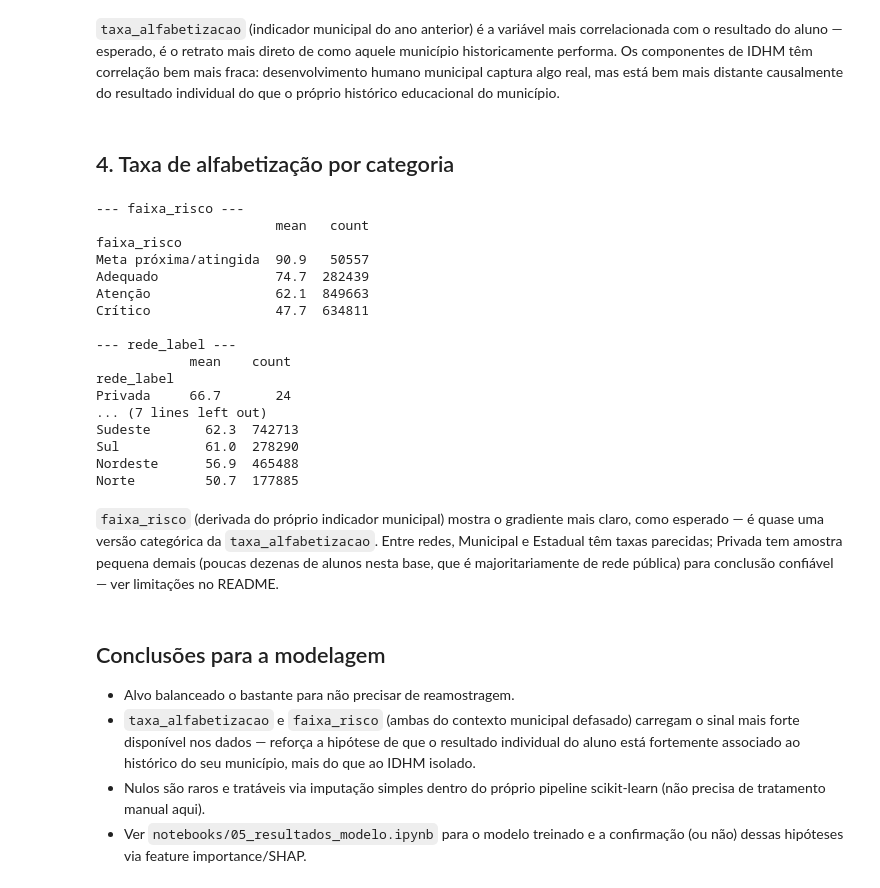
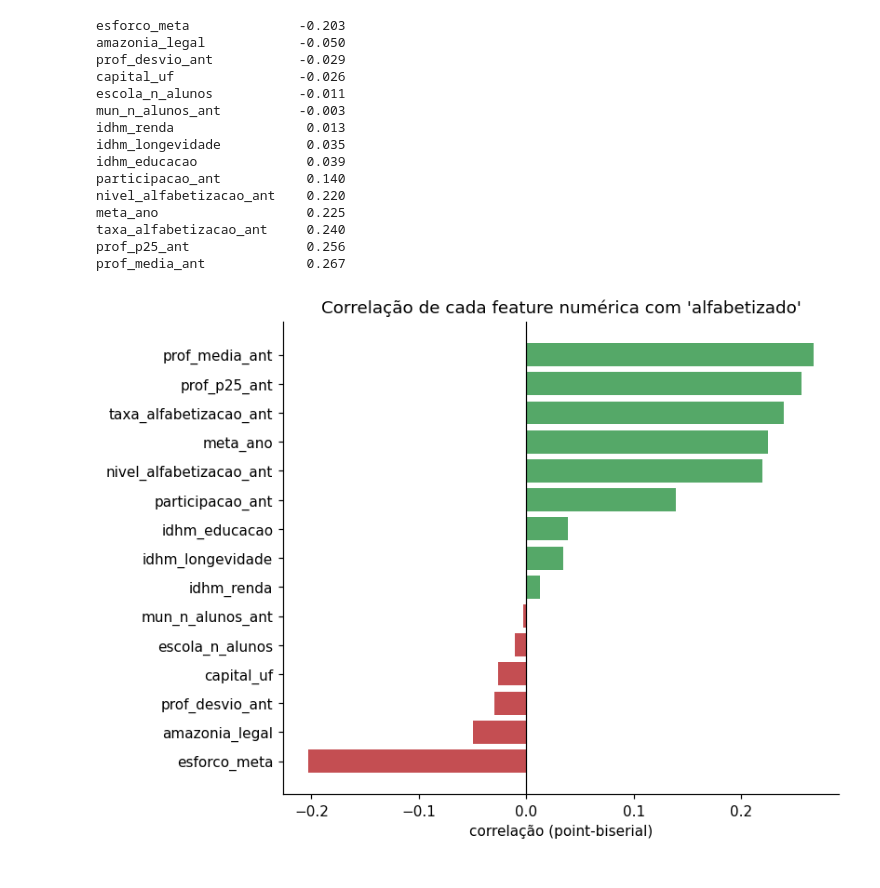
Before and after one commit to Fe-Biaggio/TechChallenge_3, a Jupyter notebook: notebooks/04_eda_modelagem.ipynb, the cells around one changed output. Cells and saved outputs as stored; diff of their text form; code cells hidden in the pictures.

```diff
--- a/notebooks/04_eda_modelagem.ipynb
+++ b/notebooks/04_eda_modelagem.ipynb
@@ -100,52 +94,22 @@ plt.show()
-# %% [markdown]
-`taxa_alfabetizacao` (indicador municipal do ano anterior) é a variável
-mais correlacionada com o resultado do aluno — esperado, é o retrato mais
-direto de como aquele município historicamente performa. Os componentes
-de IDHM têm correlação bem mais fraca: desenvolvimento humano municipal
-captura algo real, mas está bem mais distante causalmente do resultado
-individual do que o próprio histórico educacional do município.
-# %% [markdown]
-## 4. Taxa de alfabetização por categoria
-# %%
-for col in ["faixa_risco", "rede_label", "nome_regiao"]:
-    taxa = df.groupby(col, observed=True)["alfabetizado"].agg(["mean", "count"])
-    taxa["mean"] = (taxa["mean"] * 100).round(1)
-    print(f"\n--- {col} ---")
-    print(taxa.sort_values("mean", ascending=False))
-# %% [output]
---- faixa_risco ---
-                       mean   count
-faixa_risco
-Meta próxima/atingida  90.9   50557
-Adequado               74.7  282439
-Atenção                62.1  849663
-Crítico                47.7  634811
-
---- rede_label ---
-            mean    count
-rede_label
-Privada     66.7       24
-... (7 lines left out)
-Sudeste       62.3  742713
-Sul           61.0  278290
-Nordeste      56.9  465488
-Norte         50.7  177885
-# %% [markdown]
-`faixa_risco` (derivada do próprio indicador municipal) mostra o
-gradiente mais claro, como esperado — é quase uma versão categórica da
-`taxa_alfabetizacao`. Entre redes, Municipal e Estadual têm taxas
-parecidas; Privada tem amostra pequena demais (poucas dezenas de alunos
-nesta base, que é majoritariamente de rede pública) para conclusão
-confiável — ver limitações no README.
-# %% [markdown]
-## Conclusões para a modelagem
-
-- Alvo balanceado o bastante para não precisar de reamostragem.
-- `taxa_alfabetizacao` e `faixa_risco` (ambas do contexto municipal
-  defasado) carregam o sinal mais forte disponível nos dados — reforça a
-  hipótese de que o resultado individual do aluno está fortemente
-  associado ao histórico do seu município, mais do que ao IDHM isolado.
-- Nulos são raros e tratáveis via imputação simples dentro do próprio
-  pipeline scikit-learn (não precisa de tratamento manual aqui).
-- Ver `notebooks/05_resultados_modelo.ipynb` para o modelo treinado e a
-  confirmação (ou não) dessas hipóteses via feature importance/SHAP.
+# %%
+corr = (df[FEATURES_NUMERICAS + FEATURES_CONTAGEM + ["alfabetizado"]].astype(float)
+        .corr()["alfabetizado"].drop("alfabetizado").sort_values())
+print(corr.round(3).to_string())
+display(Image(filename=str(ROOT / "images" / "03_correlacao_com_alvo.png")))
+# %% [output]
+esforco_meta              -0.203
+amazonia_legal            -0.050
+prof_desvio_ant           -0.029
+capital_uf                -0.026
+escola_n_alunos           -0.011
+mun_n_alunos_ant          -0.003
+idhm_renda                 0.013
+idhm_longevidade           0.035
+idhm_educacao              0.039
+participacao_ant           0.140
+nivel_alfabetizacao_ant    0.220
+meta_ano                   0.225
+taxa_alfabetizacao_ant     0.240
+prof_p25_ant               0.256
+prof_media_ant             0.267
+[figure, added]
```
Also changed, not shown: parts of 23 cells of this notebook, 3 other files.
